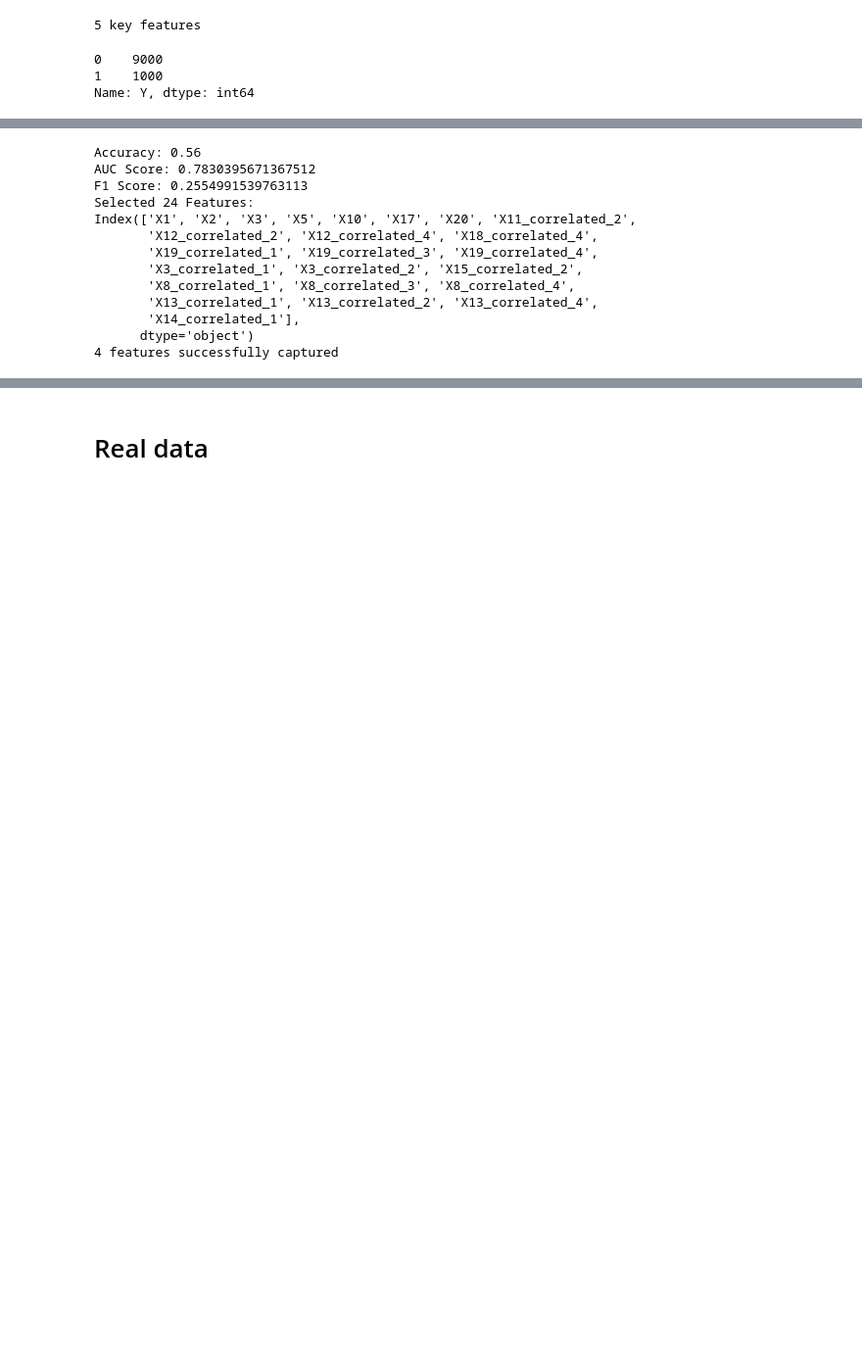
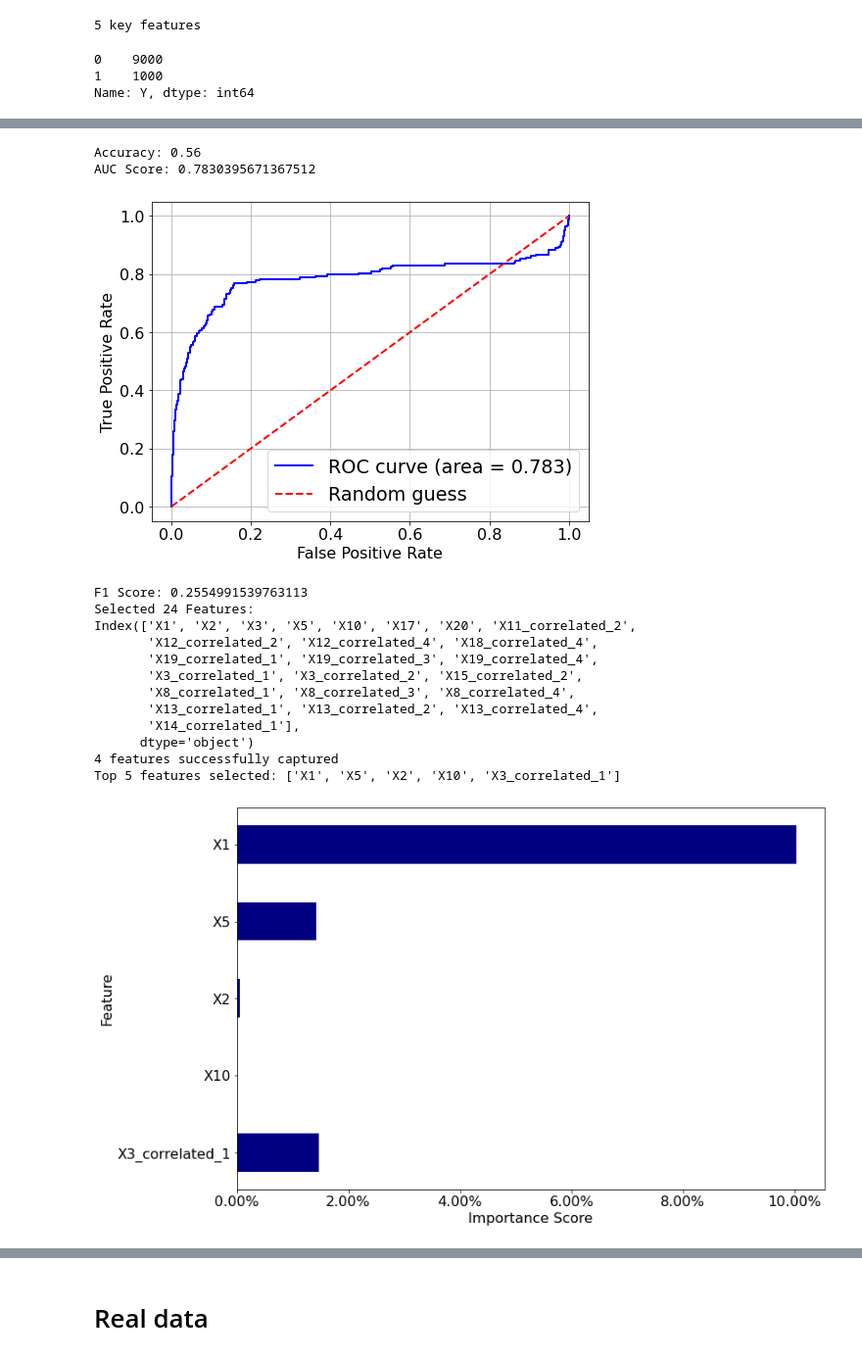
Before and after one commit to zhangqimin17/abcd, a Jupyter notebook: abcd.ipynb, the cells around one changed output, grey strips where cells are left out. Shown: that part at 98% size. Saved outputs shown, nothing was run; the diff lists cells and outputs as text; code cells hidden in the pictures; blank space fills up the shorter version.

```diff
--- a/abcd.ipynb
+++ b/abcd.ipynb
@@ -95,43 +120,99 @@ Selected 1 Features: Index(['X1'], dtype='object')
 # %%
 from sklearn.linear_model import ElasticNetCV
+
+name = "Elastic Net"
 
 # Fit Elastic Net model with cross-validation to select features
 enet = ElasticNetCV(cv=10, random_state=42, l1_ratio=0.99)
 enet.fit(X_train, Y_train)
 
 # Predict on the test set
 Y_pred = enet.predict(X_test)
 Y_pred_binary = (Y_pred > 0.1).astype(int)  # Converting predicted probabilities to binary
+Y_pred_2 = Y_pred
 
 accuracy = accuracy_score(Y_test, Y_pred_binary)
 print("Accuracy:", accuracy)
 
 # Calculate AUC score
 auc_score = roc_auc_score(Y_test, Y_pred)
 print("AUC Score:", auc_score)
+
+# Calculate ROC curve
+fpr, tpr, _ = roc_curve(Y_test, Y_pred)
+
+# Calculate AUC
+roc_auc = auc(fpr, tpr)
+
+# Plot ROC curve
+plt.figure(figsize=(8, 6))
+plt.plot(fpr, tpr, color='blue', lw=2, label='ROC curve (area = %0.3f)' % roc_auc)
+plt.plot([0, 1], [0, 1], color='red', linestyle='--', lw=2, label='Random guess')
+plt.xlabel('False Positive Rate')
+plt.ylabel('True Positive Rate')
+#plt.title('Receiver Operating Characteristic (ROC) Curve')
+plt.legend(loc='lower right', fontsize='large')
+plt.grid(True)
+plt.savefig(f'roc_curve_{name.lower().replace(" ", "_")}.png', bbox_inches='tight', dpi=500)
+plt.show()
 
 # Calculate F1 score
 f1 = f1_score(Y_pred_binary, Y_test)
 print("F1 Score:", f1)
 
 # Get selected features
 selected_features = X.columns[enet.coef_ != 0]
 print(f"Selected {len(selected_features)} Features:")
 print(selected_features)
 select_features_simplified = list(set([f.split("_")[0] for f in list(selected_features)]))
 successful_selections = [f for f in select_features_simplified if int(f.split("X")[-1]) <= int(n_cols/4)]
 print(f"{len(successful_selections)} features successfully captured")
+
+# Get coefficients (feature importances)
+feature_importances = enet.coef_
+
+# Rank features based on their coefficients
+ranked_features = sorted(range(len(feature_importances)), key=lambda i: abs(feature_importances[i]), reverse=True)
+print(f"Top {int(n_cols/4)} features selected: {[X_train.columns[i] for i in ranked_features][:int(n_cols/4)]}")
+
+import matplotlib.ticker as ticker
+# Set custom font size
+plt.rcParams.update({'font.size': 16})
+
+# Create a figure and axis object
+fig, ax = plt.subplots(figsize=(12, 8))
+
+# Plot horizontal bar chart
+ax.barh([X_train.columns[i] for i in ranked_features][:int(n_cols/4)], [abs(i) for i in feature_importances][:int(n_cols/4)], color='navy', height=0.5)
+
+# Set axis labels
+ax.xaxis.set_major_formatter(ticker.FuncFormatter(lambda x, _: '{:.2%}'.format(x)))
+ax.set_xlabel('Importance Score')
+ax.set_ylabel('Feature')
+
+
+# Invert y-axis for better readability
+ax.invert_yaxis()
+
+# Save the plot as a PNG file
+#plt.savefig('feature_importance_simulated.png', bbox_inches='tight', dpi=500)
+
+# Show plot
+plt.show()
 # %% [output]
 Accuracy: 0.56
 AUC Score: 0.7830395671367512
-F1 Score: 0.2554991539763113
-Selected 24 Features:
-Index(['X1', 'X2', 'X3', 'X5', 'X10', 'X17', 'X20', 'X11_correlated_2',
-       'X12_correlated_2', 'X12_correlated_4', 'X18_correlated_4',
-       'X19_correlated_1', 'X19_correlated_3', 'X19_correlated_4',
-       'X3_correlated_1', 'X3_correlated_2', 'X15_correlated_2',
-       'X8_correlated_1', 'X8_correlated_3', 'X8_correlated_4',
-       'X13_correlated_1', 'X13_correlated_2', 'X13_correlated_4',
-       'X14_correlated_1'],
-      dtype='object')
-4 features successfully captured
+[figure, added]
+F1 Score: 0.2554991539763113
+Selected 24 Features:
+Index(['X1', 'X2', 'X3', 'X5', 'X10', 'X17', 'X20', 'X11_correlated_2',
+       'X12_correlated_2', 'X12_correlated_4', 'X18_correlated_4',
+       'X19_correlated_1', 'X19_correlated_3', 'X19_correlated_4',
+       'X3_correlated_1', 'X3_correlated_2', 'X15_correlated_2',
+       'X8_correlated_1', 'X8_correlated_3', 'X8_correlated_4',
+       'X13_correlated_1', 'X13_correlated_2', 'X13_correlated_4',
+       'X14_correlated_1'],
+      dtype='object')
+4 features successfully captured
+Top 5 features selected: ['X1', 'X5', 'X2', 'X10', 'X3_correlated_1']
+[figure, added]
```
Also changed, not shown: parts of 12 cells of this notebook.
